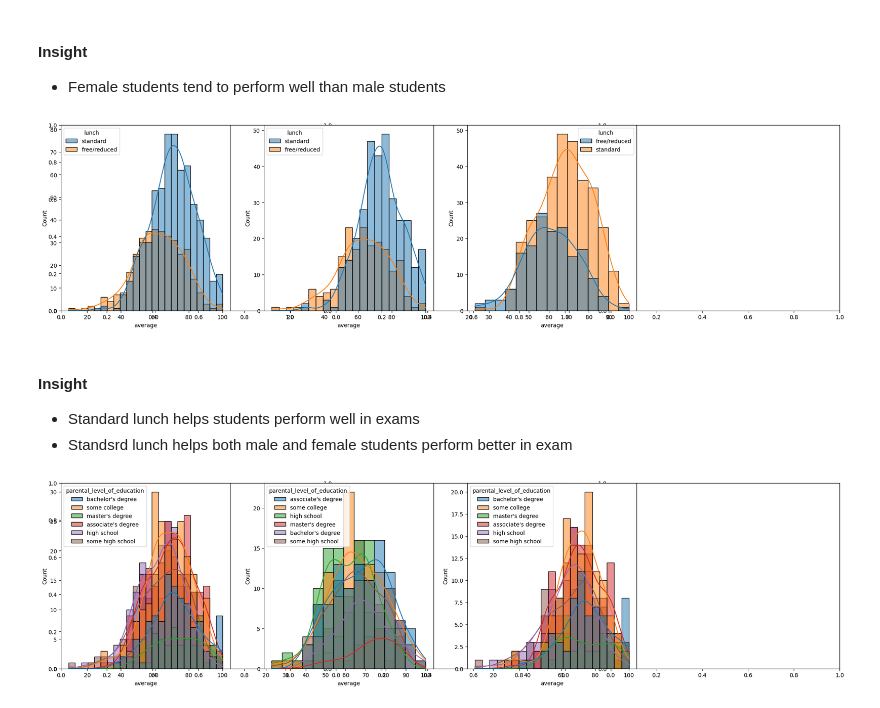
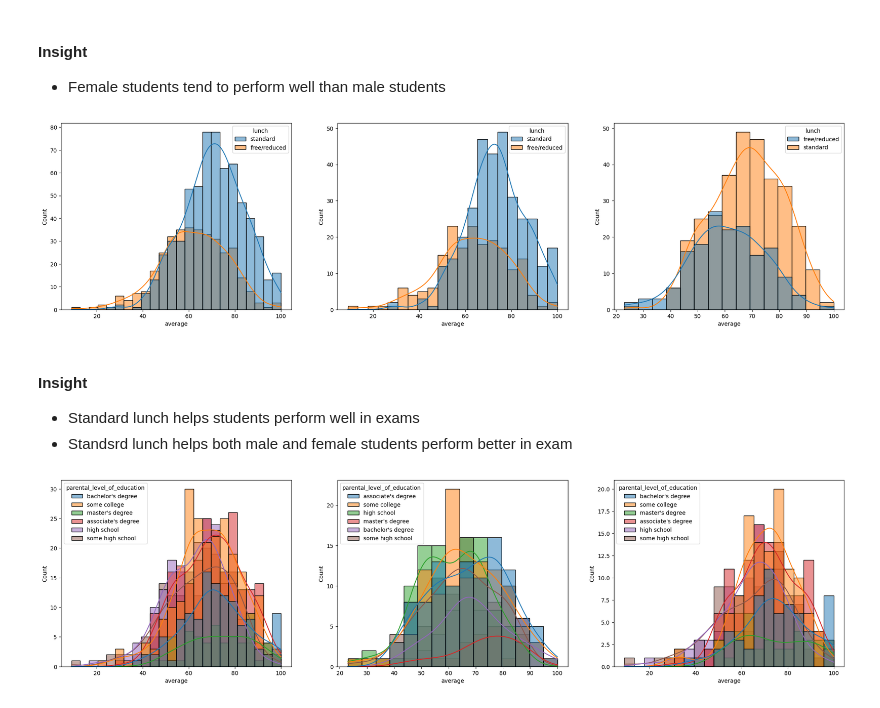
Before and after one commit to sharadhi-urs/ML-project, a Jupyter notebook: notebook/EDA STUDENT PERFORMANCE.ipynb, the cells around one changed output. Cells and saved outputs as stored; diff of their text form; code cells hidden in the pictures.

```diff
--- a/notebook/EDA STUDENT PERFORMANCE.ipynb
+++ b/notebook/EDA STUDENT PERFORMANCE.ipynb
@@ -229,27 +229,27 @@ plt.show()
 - Female students tend to perform well than male students
 # %%
 plt.subplots(1,3,figsize=(25,6))
-plt.subplot(141)
+plt.subplot(131)
 sns.histplot(data=df,x='average',kde=True,hue='lunch')
-plt.subplot(142)
+plt.subplot(132)
 sns.histplot(data=df[df.gender=='female'],x='average',kde=True,hue='lunch')
-plt.subplot(143)
+plt.subplot(133)
 sns.histplot(data=df[df.gender=='male'],x='average',kde=True,hue='lunch')
 plt.show()
 # %% [output]
-[figure, old version]
+[figure, new version]
 # %% [markdown]
 #### Insight
 - Standard lunch helps students perform well in exams
 - Standsrd lunch helps both male and female students perform better in exam
 # %%
 plt.subplots(1,3,figsize=(25,6))
-plt.subplot(141)
+plt.subplot(131)
 ax =sns.histplot(data=df,x='average',kde=True,hue='parental_level_of_education')
-plt.subplot(142)
+plt.subplot(132)
 ax =sns.histplot(data=df[df.gender=='male'],x='average',kde=True,hue='parental_level_of_education')
-plt.subplot(143)
+plt.subplot(133)
 ax =sns.histplot(data=df[df.gender=='female'],x='average',kde=True,hue='parental_level_of_education')
 plt.show()
 # %% [output]
-[figure, old version]
+[figure, new version]
```
